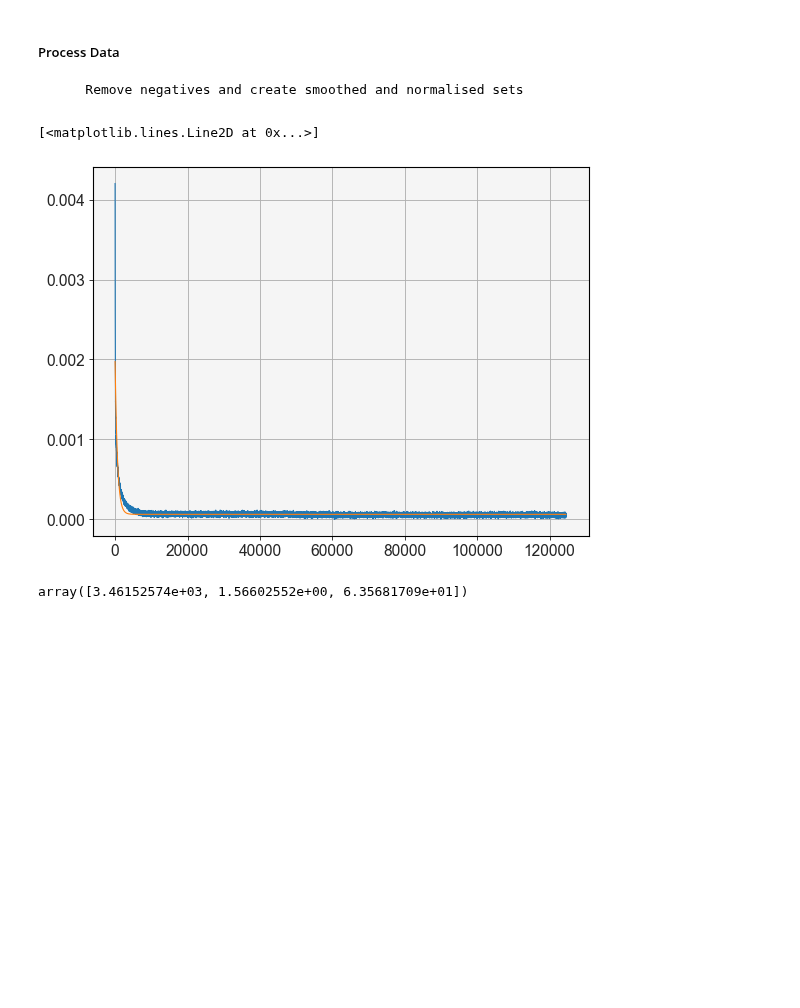
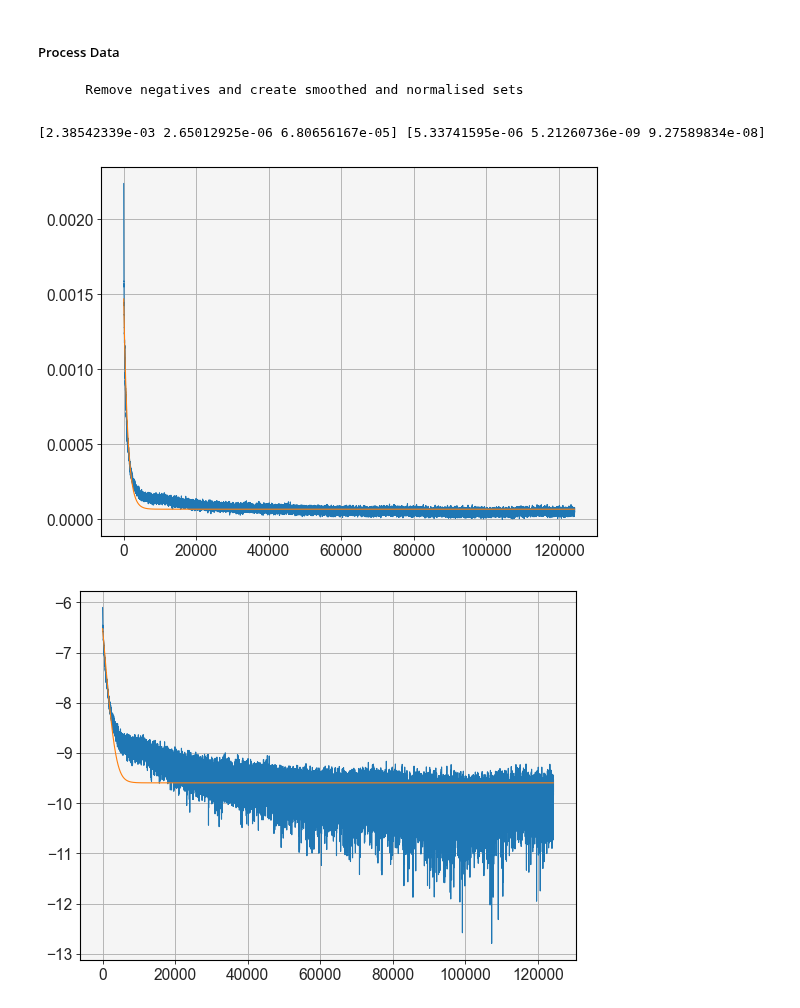
Before and after one commit to SMK-UK/Spectroscopy, a Jupyter notebook: T1_Analysis.ipynb, the cells around one changed output. Saved outputs shown, nothing was run; the diff lists cells and outputs as text; code cells hidden in the pictures; blank space fills up the shorter version.

```diff
--- a/T1_Analysis.ipynb
+++ b/T1_Analysis.ipynb
@@ -30,8 +30,8 @@ data_lists = [[data_frame[x].values.tolist() for x in data_frame] for data_frame
 length_data_lists = range(len(data_lists))
 time_lists = [data_lists[n][0] for n in length_data_lists]
 trigger_lists = [data_lists[n][1] for n in length_data_lists]
-transmitted_lists = [data_lists[n][2] for n in length_data_lists]
-reference_lists = [data_lists[n][3] for n in length_data_lists]
+reference_lists = [data_lists[n][2] for n in length_data_lists]
+transmitted_lists = [data_lists[n][3] for n in length_data_lists]
 # %% [markdown]
 
 ##### Check channel assignment
@@ -53,7 +53,7 @@ ax.plot(time_lists[0], transmitted_lists[0], 'g')
 # %%
 trig_indexes = [int(sf.find_trigger(trigger_list, np.max(trigger_list) * 0.99)) for trigger_list in trigger_lists]
 end_index = 1000 + trig_indexes[0]
-offset = 300
+offset = 500
 plt_idx_trig = [x for x in range(trig_indexes[0], end_index, 1)]
 plt_idx_off = [x for x in range(trig_indexes[0]+offset, end_index, 1)]
 
@@ -89,13 +90,16 @@ trans_smoothed = [fftconvolve(avg_window, trans_cut_list)[length_avg_window-1:-l
 trans_corrected = [[value - min for value in trans_cut_list] for trans_cut_list, min in zip(trans_cut_lists, list_of_mins)]
 trans_norm = [[value / max if value != 0 else value for value in trans_set] for trans_set, max in zip(trans_corrected, list_of_maxs)]
 # %%
-fit, err = ff.fit_exp_decay(time_cut_lists[0], trans_corrected[0], params=(0.0035, 16E-6, list_of_mins[0]))
+fit, err = ff.fit_exp_decay(time_cut_lists[0], trans_corrected[0], params=(0.0035, 160E-6, list_of_mins[0]))
+mp.figure()
 mp.plot(trans_corrected[0])
 mp.plot(ff.exp_decay(np.array(time_cut_lists[0]), *fit))
+mp.figure()
+mp.plot(np.log(trans_corrected[0]))
+mp.plot(np.log(ff.exp_decay(np.array(time_cut_lists[0]), *fit)))
+
+print(fit, err)
 # %% [output]
-[<matplotlib.lines.Line2D at 0x...>]
+[2.38542339e-03 2.65012925e-06 6.80656167e-05] [5.33741595e-06 5.21260736e-09 9.27589834e-08]
-[figure, old version]
+[figure, new version]
+[figure, added]
-# %%
-fit*1E6
-# %% [output]
-array([3.46152574e+03, 1.56602552e+00, 6.35681709e+01])
```
Also changed, not shown: parts of 6 cells of this notebook.
